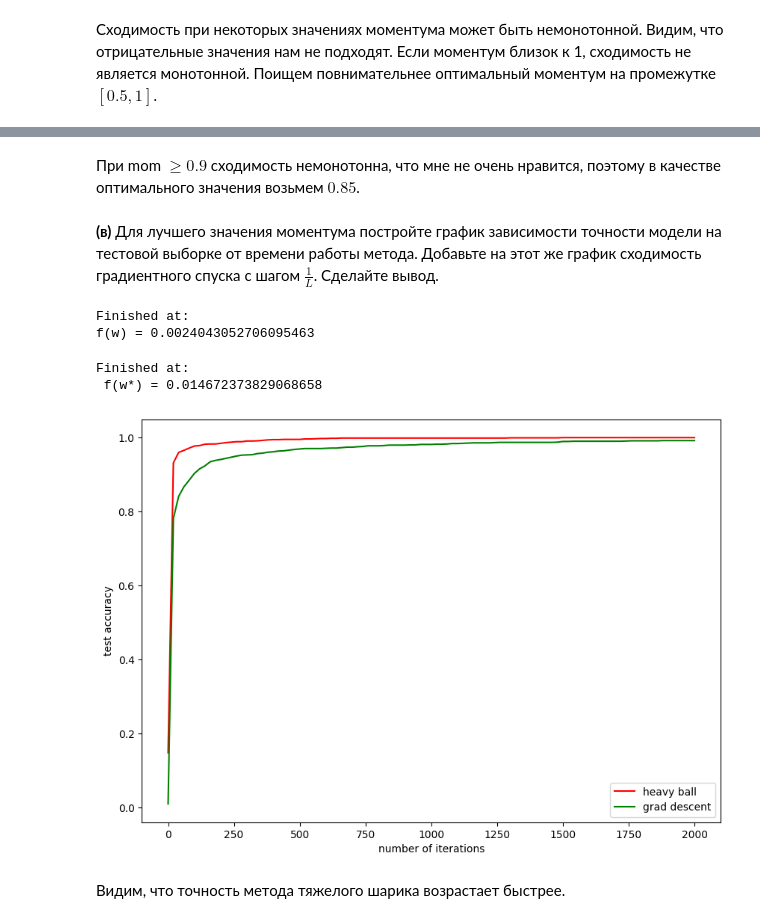
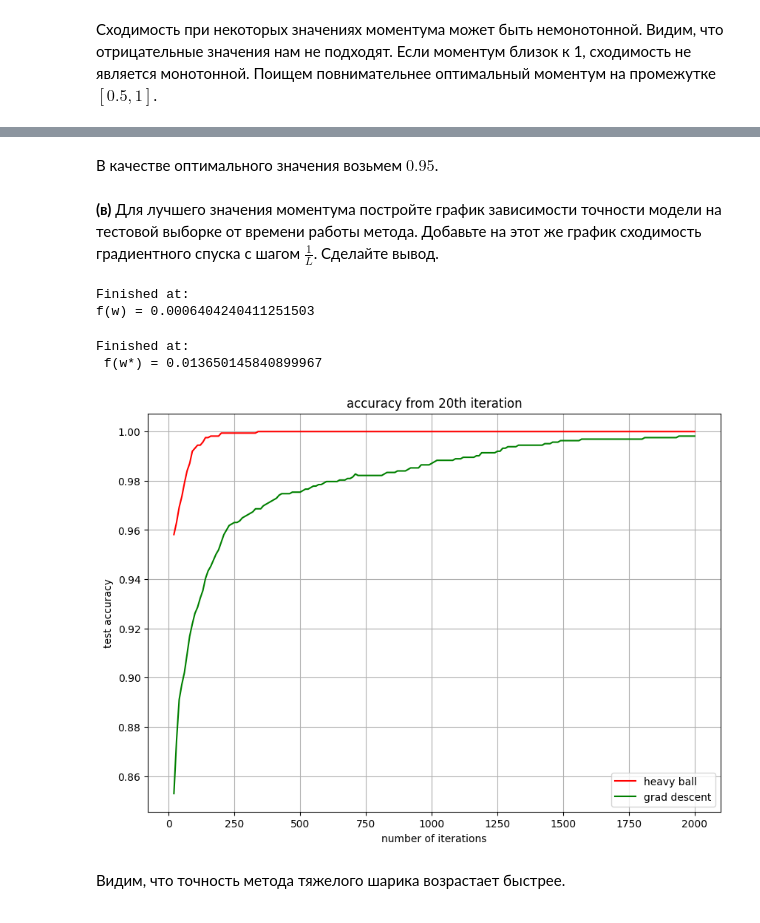
Before and after one commit to featztex/optimization, a Jupyter notebook: hw/Emelyanov_HW_3.ipynb, the cells around one changed output, grey strips where cells are left out. Drawn from its saved outputs; the diff is of its cells as text; code cells hidden in the pictures.

```diff
--- a/hw/Emelyanov_HW_3.ipynb
+++ b/hw/Emelyanov_HW_3.ipynb
@@ -104,7 +104,7 @@ def grad(w, X=X, y=y):
     return -g/X.shape[0]
 # %%
 # 0.388 = 1/2.58 = 1/L
-def grad_descent(gamma=0.388, iters=1000):
+def grad_descent(gamma=1/L, iters=1000):
 
     w = np.random.uniform(low=-L/5, high=L/5, size=(d,))
     f_vals = [f(w)]
@@ -273,37 +273,39 @@ Test accuracy: 0.9975384615384615, Momentum: 0.95
 # %% [markdown]
-При mom $\geq 0.9$ сходимость немонотонна, что мне не очень нравится, поэтому в качестве оптимального значения возьмем $0.85$.
+В качестве оптимального значения возьмем $0.95$.
 # %% [markdown]
 __(в)__ Для лучшего значения моментума постройте график зависимости точности модели на тестовой выборке от времени работы метода. Добавьте на этот же график сходимость градиентного спуска с шагом $\frac{1}{L}$. Сделайте вывод.
 # %%
-w_hb, f_hb = heavy_ball(mom=0.85, iters=2000)
+w_hb, f_hb = heavy_ball(mom=0.95, iters=2000)
 # %% [output]
 Finished at:
-f(w) = 0.0024043052706095463
+f(w) = 0.0006404240411251503
 # %%
 w_gd, f_gd = grad_descent(iters=2000)
 # %% [output]
 Finished at:
- f(w*) = 0.014672373829068658
+ f(w*) = 0.013650145840899967
 # %%
 acc = list()
 acc1 = list()
 n = list()
-for i in range(0, len(w_hb), 20):
+for i in range(20, len(w_hb), 10):
     w = w_hb[i]
     n.append(i)
     acc.append(accuracy_score(y_test, np.around(2 / (1 + np.exp(- X_test @ w))) - 1))
     w1 = w_gd[i]
     acc1.append(accuracy_score(y_test, np.around(2 / (1 + np.exp(- X_test @ w1))) - 1))
 
 plt.figure(figsize=(10, 7))
 plt.plot(n, acc, color='red', label='heavy ball')
 plt.plot(n, acc1, color='green', label='grad descent')
+plt.title("accuracy from 20th iteration")
 plt.xlabel("number of iterations")
 plt.ylabel("test accuracy")
 plt.legend(fontsize=10)
+plt.grid()
 plt.show()
 # %% [output]
-[figure, old version]
+[figure, new version]
 # %% [markdown]
 Видим, что точность метода тяжелого шарика возрастает быстрее.
 # %% [markdown]
```
Also changed, not shown: parts of 23 cells of this notebook.
